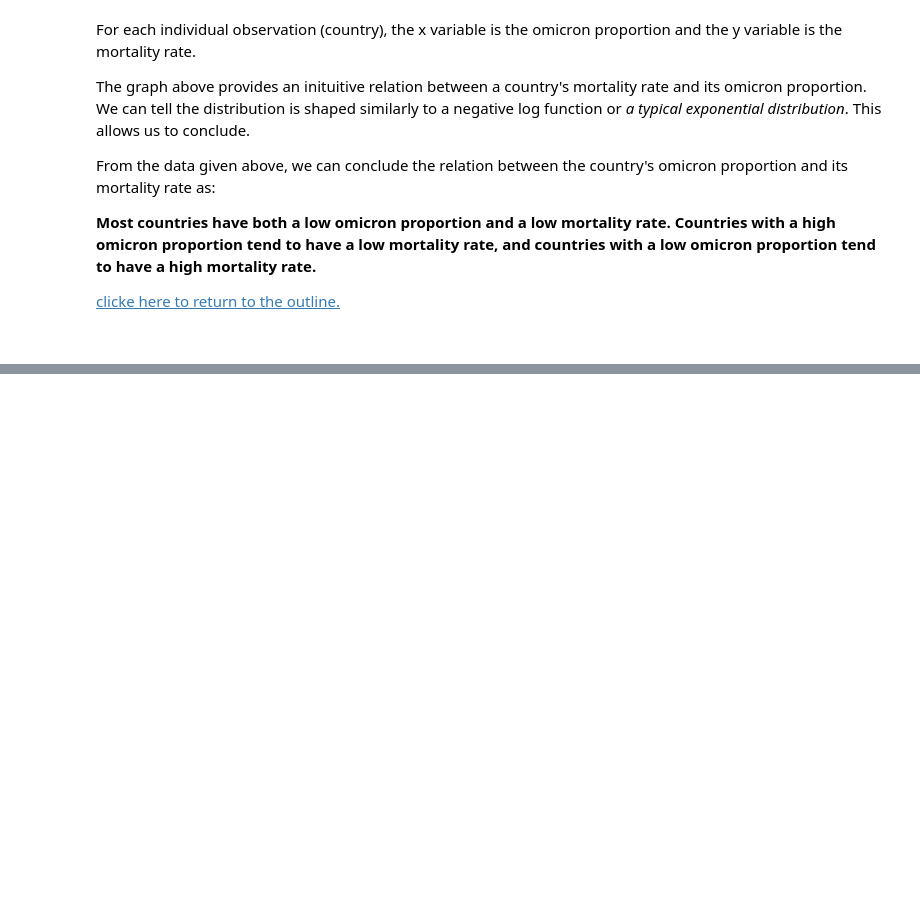
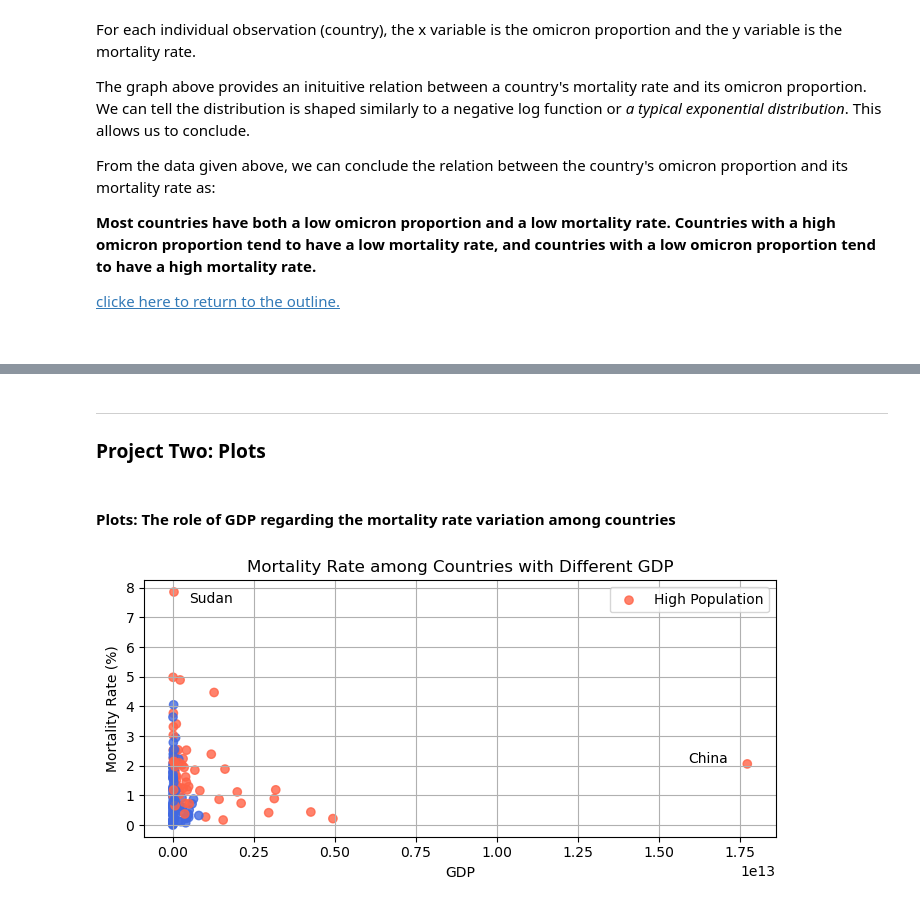
Before and after one commit to robinasaki/Analyzing-the-COVID-19-Mortality-Rate-with-respect-to-Different-Variables, a Jupyter notebook: Analyzing the COVID-19 Mortality Rate with respect to Different Variables.ipynb, the cells around one changed output, grey strips where cells are left out. Saved outputs shown, nothing was run; the diff lists cells and outputs as text; code cells hidden in the pictures; blank space fills up the shorter version.

Commit message:
Project two part one update

```diff
--- a/Analyzing the COVID-19 Mortality Rate with respect to Different Variables.ipynb
+++ b/Analyzing the COVID-19 Mortality Rate with respect to Different Variables.ipynb
@@ -821,0 +1042,24 @@ From the data given above, we can conclude the relation between the country's om
+# %%
+# loop population status among countries
+for i in range(len(country_mortality_rate)):
+    if int(country_mortality_rate.loc[i, 'Population']) >= pop_standard:
+        country_mortality_rate.loc[i, 'Population Status'] = 'High'
+    else:
+        country_mortality_rate.loc[i, 'Population Status'] = 'Low'
+
+# merge
+df = pd.merge(govt, country_codes, left_on='Regime', right_on='Alpha-3 code', how='inner')
+
+# select the columns necessary
+if 'Regime' in df:
+    df = df.loc[:, ['Type', 'Subtype', 'English short name lower case']]
+
+# rearrange columns and rename
+df = df[['English short name lower case', 'Type', 'Subtype']].rename(columns={'English short name lower case':'Country'})
+
+# merge mortality rate data set with dictatorship index
+country_MR_govt = pd.merge(country_mortality_rate, df, on='Country', how='inner')
+country_MR_govt = country_MR_govt.rename(columns={'Type':'Governmental Type'})
+
+# rearrange order and cut off
+country_MR_govt = country_MR_govt[['Country', 'Population Status', 'Governmental Type', 'Subtype', 'Mortality Rate (%)']]
@@ -821,0 +1255,28 @@ From the data given above, we can conclude the relation between the country's om
+# %% [markdown]
+-----
+### Project Two: **Plots**
+# %% [markdown]
+#### Plots: The role of GDP regarding the mortality rate variation among countries
+# %%
+# define population status for the entire data set
+for i in range(len(country_MR_GDP)):
+    if int(country_MR_GDP.loc[i,'Population']) >= pop_standard:
+        country_MR_GDP.loc[i, 'Population Status'] = 'High'
+    else:
+        country_MR_GDP.loc[i, 'Population Status'] = 'Low'
+
+# plotting
+fig, ax = plt.subplots()
+colors = ['tomato' if i=='High' else 'royalblue' for i in country_MR_GDP['Population Status']]
+plt.scatter(x=country_MR_GDP['GDP'], y=country_MR_GDP['Mortality Rate (%)'],color=colors,alpha=0.8)
+ax.grid(True)
+ax.set_ylabel('Mortality Rate (%)')
+ax.set_xlabel('GDP')
+plt.title('Mortality Rate among Countries with Different GDP')
+ax.text(15900000000000,2.1,'China')
+ax.text(500000000000, 7.5, 'Sudan')
+ax.legend(['High Population'])
+plt.autoscale()
+plt.show()
+# %% [output]
+[figure, added]
```
Also changed, not shown: parts of 64 cells of this notebook.
